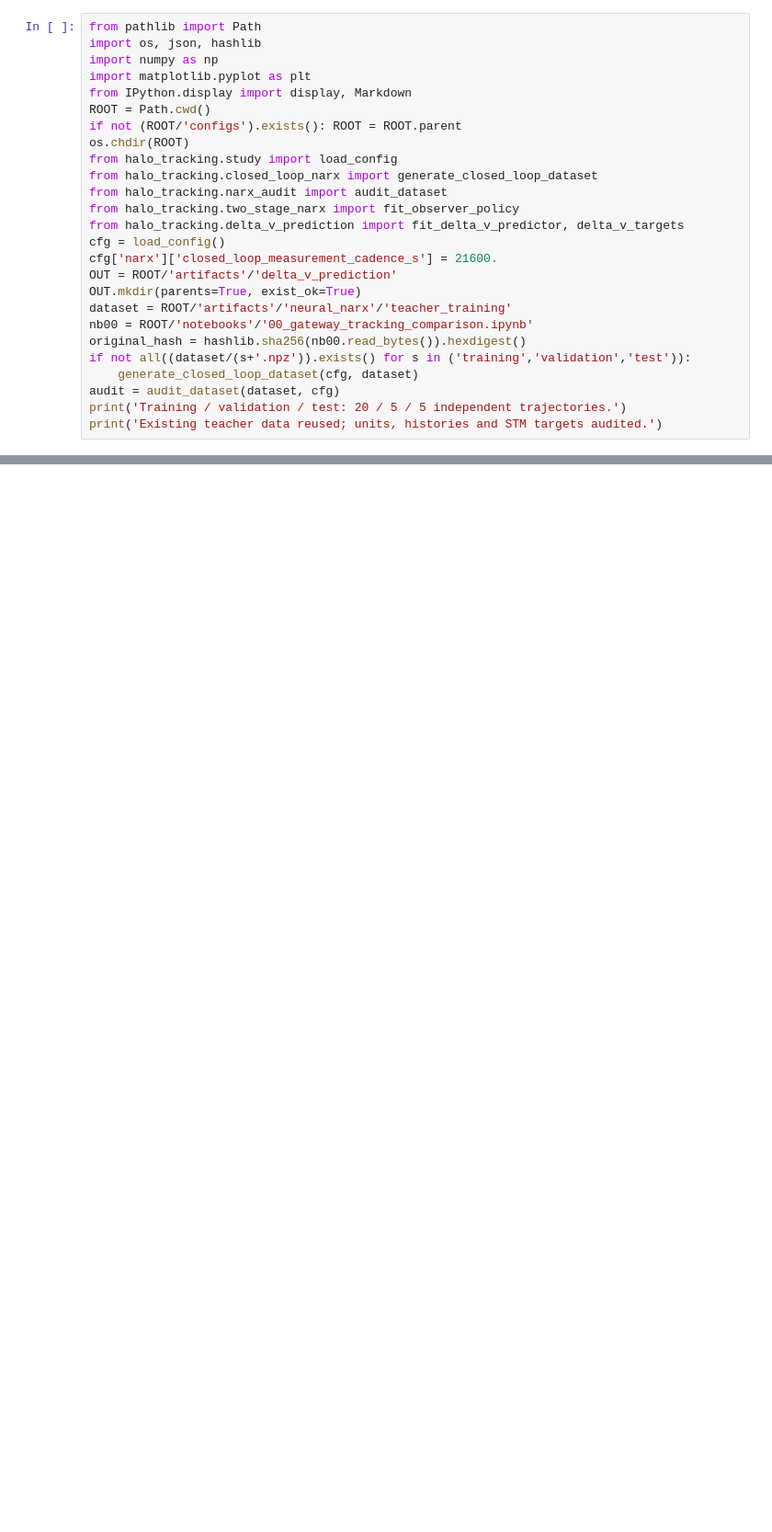
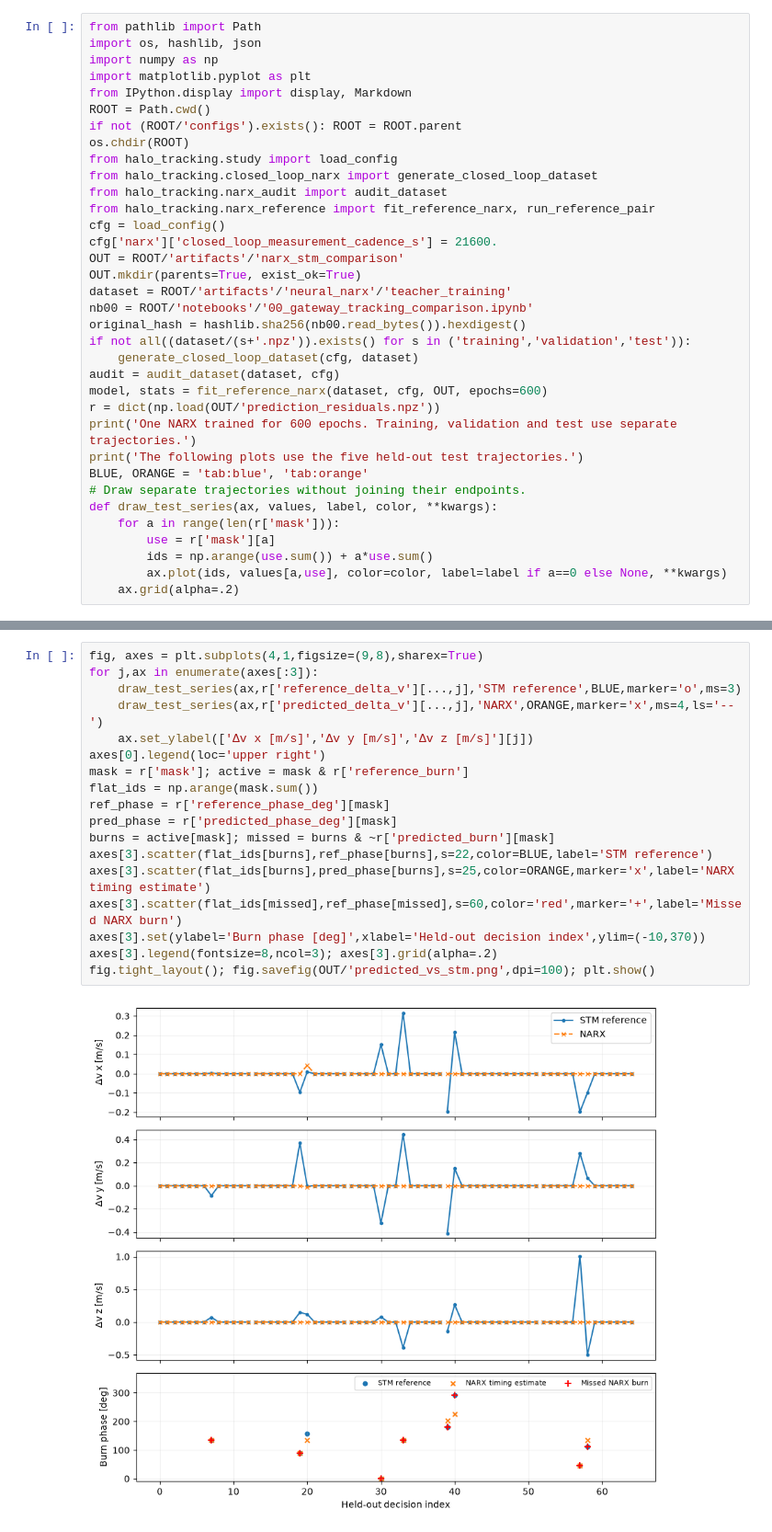
Before and after one commit to scottblender/Halo_Orbit_Tracking, a Jupyter notebook: notebooks/01_narx_results.ipynb, the cells around one changed output, grey strips where cells are left out. Shown at 92% size. Drawn from its saved outputs; the diff is of its cells as text; blank space fills up the shorter version.

Commit message:
Explain STM burn procedure and compare one NARX with burn phase and orbit residuals

```diff
--- a/notebooks/01_narx_results.ipynb
+++ b/notebooks/01_narx_results.ipynb
@@ -7,6 +21,6 @@
 # %%
 from pathlib import Path
-import os, json, hashlib
+import os, hashlib, json
 import numpy as np
 import matplotlib.pyplot as plt
 from IPython.display import display, Markdown
@@ -16,11 +30,10 @@ os.chdir(ROOT)
 from halo_tracking.study import load_config
 from halo_tracking.closed_loop_narx import generate_closed_loop_dataset
 from halo_tracking.narx_audit import audit_dataset
-from halo_tracking.two_stage_narx import fit_observer_policy
-from halo_tracking.delta_v_prediction import fit_delta_v_predictor, delta_v_targets
+from halo_tracking.narx_reference import fit_reference_narx, run_reference_pair
 cfg = load_config()
 cfg['narx']['closed_loop_measurement_cadence_s'] = 21600.
-OUT = ROOT/'artifacts'/'delta_v_prediction'
+OUT = ROOT/'artifacts'/'narx_stm_comparison'
 OUT.mkdir(parents=True, exist_ok=True)
 dataset = ROOT/'artifacts'/'neural_narx'/'teacher_training'
 nb00 = ROOT/'notebooks'/'00_gateway_tracking_comparison.ipynb'
@@ -28,6 +41,16 @@ original_hash = hashlib.sha256(nb00.read_bytes()).hexdigest()
 if not all((dataset/(s+'.npz')).exists() for s in ('training','validation','test')):
     generate_closed_loop_dataset(cfg, dataset)
 audit = audit_dataset(dataset, cfg)
-print('Training / validation / test: 20 / 5 / 5 independent trajectories.')
-print('Existing teacher data reused; units, histories and STM targets audited.')
+model, stats = fit_reference_narx(dataset, cfg, OUT, epochs=600)
+r = dict(np.load(OUT/'prediction_residuals.npz'))
+print('One NARX trained for 600 epochs. Training, validation and test use separate trajectories.')
+print('The following plots use the five held-out test trajectories.')
+BLUE, ORANGE = 'tab:blue', 'tab:orange'
+# Draw separate trajectories without joining their endpoints.
+def draw_test_series(ax, values, label, color, **kwargs):
+    for a in range(len(r['mask'])):
+        use = r['mask'][a]
+        ids = np.arange(use.sum()) + a*use.sum()
+        ax.plot(ids, values[a,use], color=color, label=label if a==0 else None, **kwargs)
+    ax.grid(alpha=.2)
 # %% [output]
@@ -163,0 +63,20 @@ Out[4]: 1421
+# %%
+fig, axes = plt.subplots(4,1,figsize=(9,8),sharex=True)
+for j,ax in enumerate(axes[:3]):
+    draw_test_series(ax,r['reference_delta_v'][...,j],'STM reference',BLUE,marker='o',ms=3)
+    draw_test_series(ax,r['predicted_delta_v'][...,j],'NARX',ORANGE,marker='x',ms=4,ls='--')
+    ax.set_ylabel(['Δv x [m/s]','Δv y [m/s]','Δv z [m/s]'][j])
+axes[0].legend(loc='upper right')
+mask = r['mask']; active = mask & r['reference_burn']
+flat_ids = np.arange(mask.sum())
+ref_phase = r['reference_phase_deg'][mask]
+pred_phase = r['predicted_phase_deg'][mask]
+burns = active[mask]; missed = burns & ~r['predicted_burn'][mask]
+axes[3].scatter(flat_ids[burns],ref_phase[burns],s=22,color=BLUE,label='STM reference')
+axes[3].scatter(flat_ids[burns],pred_phase[burns],s=25,color=ORANGE,marker='x',label='NARX timing estimate')
+axes[3].scatter(flat_ids[missed],ref_phase[missed],s=60,color='red',marker='+',label='Missed NARX burn')
+axes[3].set(ylabel='Burn phase [deg]',xlabel='Held-out decision index',ylim=(-10,370))
+axes[3].legend(fontsize=8,ncol=3); axes[3].grid(alpha=.2)
+fig.tight_layout(); fig.savefig(OUT/'predicted_vs_stm.png',dpi=100); plt.show()
+# %% [output]
+[figure, added]
```
Also changed, not shown: parts of 17 cells of this notebook, 24 other files.
